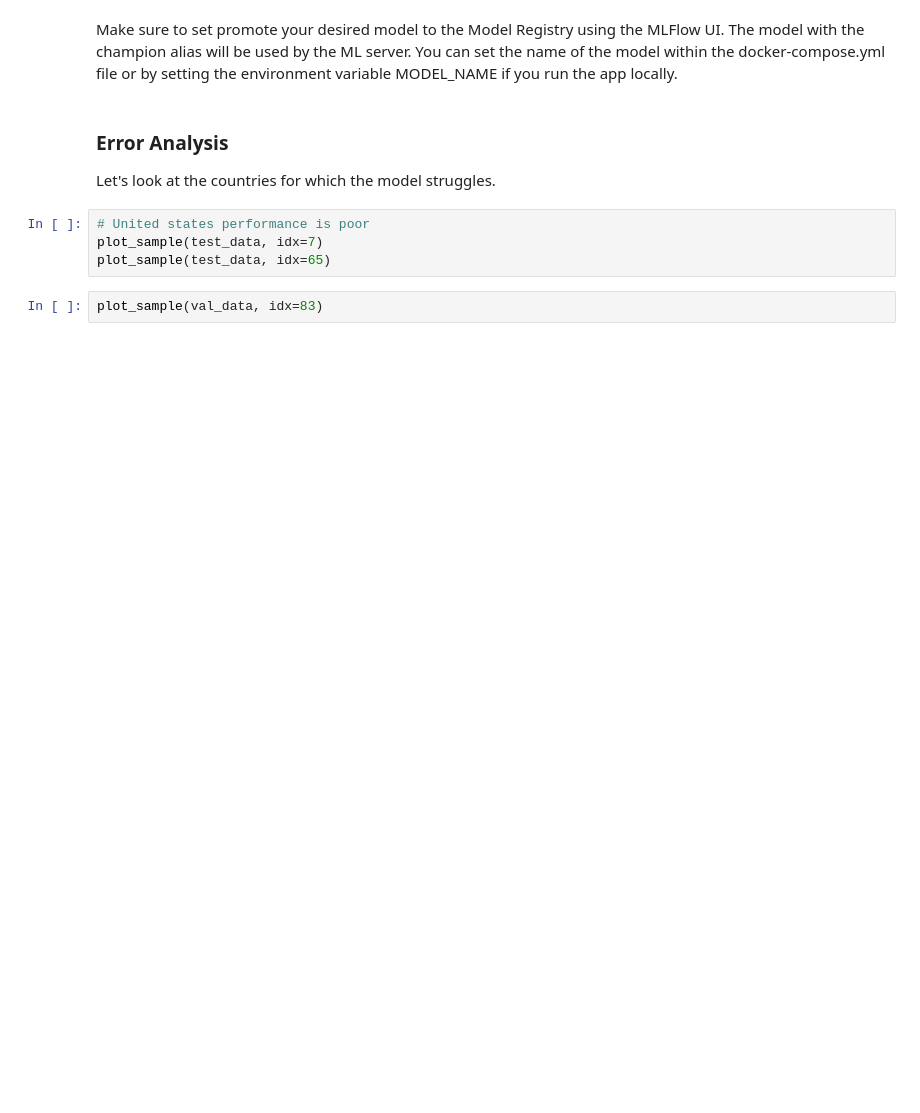
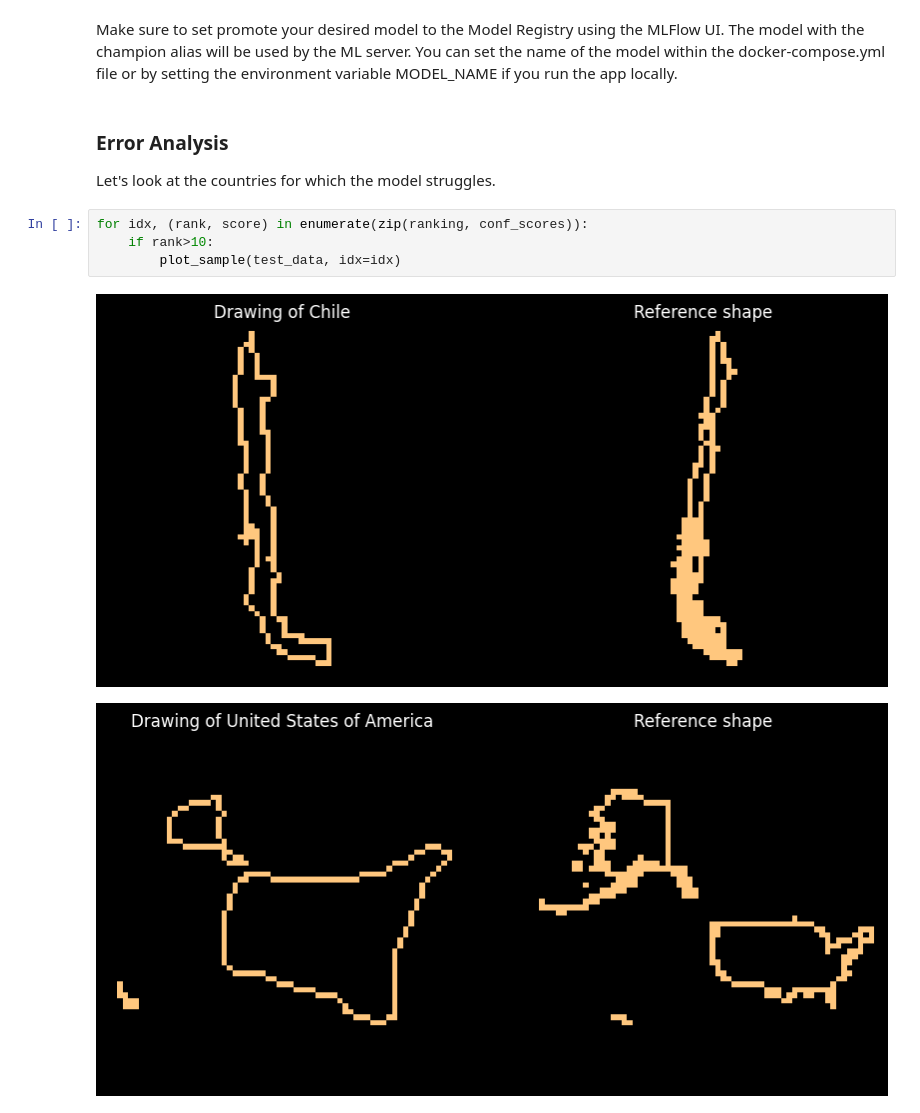
Before and after one commit to JortdeJong13/country-guess, a Jupyter notebook: Model training.ipynb, the cells around one changed output. Saved outputs shown, nothing was run; the diff lists cells and outputs as text; blank space fills up the shorter version.

Commit message:
Trained model with new reference data

```diff
--- a/Model training.ipynb
+++ b/Model training.ipynb
@@ -167,9 +214,10 @@ Make sure to set promote your desired model to the Model Registry using the MLFl
 # %% [markdown]
 ### Error Analysis
 Let's look at the countries for which the model struggles.
-# %%
-# United states performance is poor
-plot_sample(test_data, idx=7)
-plot_sample(test_data, idx=65)
-# %%
-plot_sample(val_data, idx=83)
+# %%
+for idx, (rank, score) in enumerate(zip(ranking, conf_scores)):
+    if rank>10:
+        plot_sample(test_data, idx=idx)
+# %% [output]
+[figure, added]
+[figure, added]
```
Also changed, not shown: parts of 11 cells of this notebook, 33 other files.
